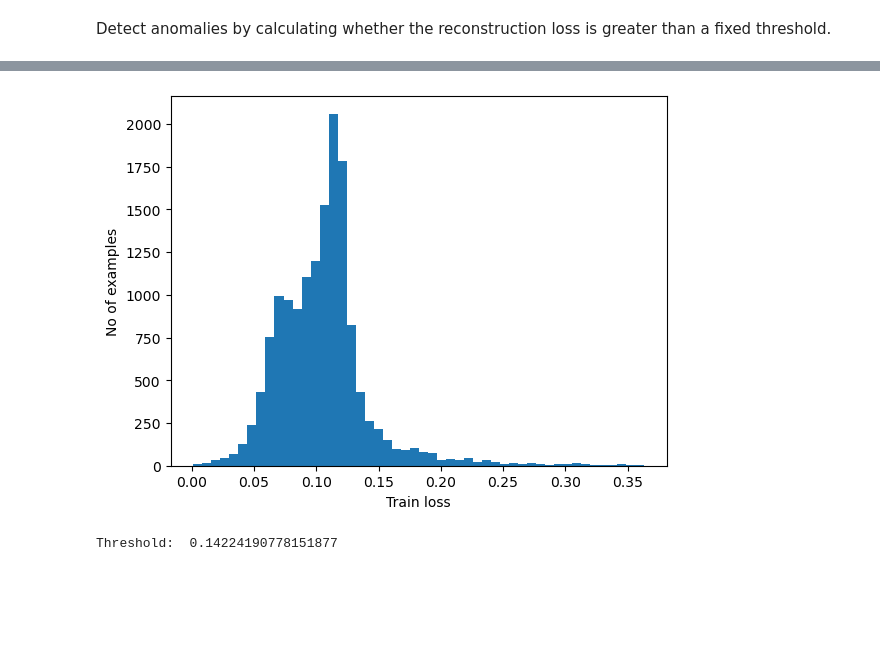
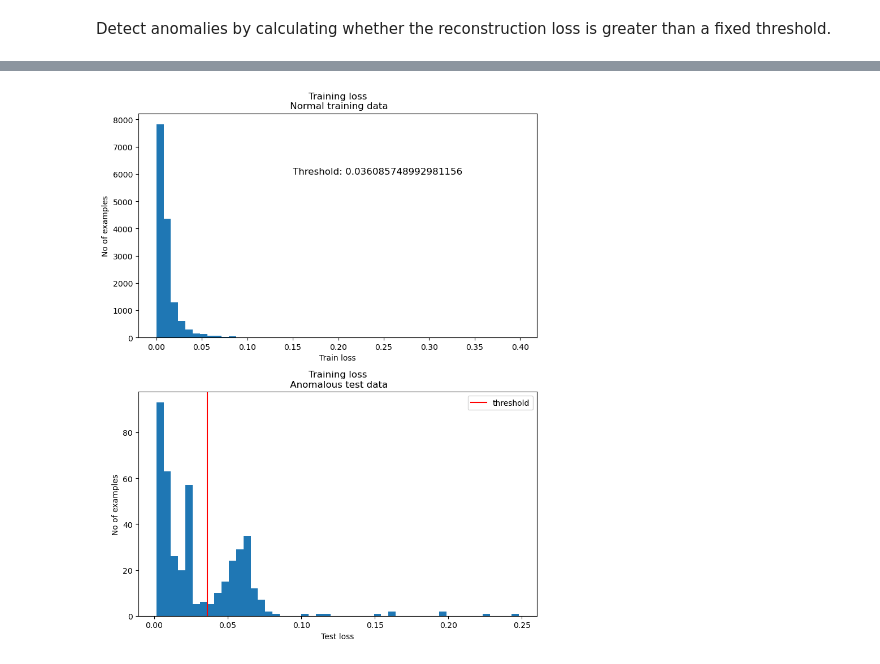
Before and after one commit to johtj/data_analysis_ml_project3, a Jupyter notebook: autoencoder.ipynb, the cells around one changed output, grey strips where cells are left out. Cells and saved outputs as stored; diff of their text form; code cells hidden in the pictures; blank space fills up the shorter version.

Commit message:
autoencoders = bitch

```diff
--- a/autoencoder.ipynb
+++ b/autoencoder.ipynb
@@ -214,6 +203,36 @@ plt.show()
 # %% [markdown]
 Detect anomalies by calculating whether the reconstruction loss is greater than a fixed threshold.
 # %%
+#=======================================================================
+#Normal train
 reconstructions = autoencoder.predict(normal_train_data)
 train_loss = tf.keras.losses.mae(reconstructions, normal_train_data)
+
+fig = plt.figure(figsize=(8,10))
+
+ax = plt.subplot(2,1,1)
+
+ax.hist(train_loss, bins=50)
+ax.set_xlabel("Train loss")
+ax.set_ylabel("No of examples")
+ax.set_title("Training loss\n Normal training data")
+
+threshold = np.mean(train_loss) + np.std(train_loss)
+ax.text(0.15, 6000, f'Threshold: {threshold}', fontsize=12)
+
+#=======================================================================
+#Anomalous train
+
+reconstructions = autoencoder.predict(anomalous_test_data)
+test_loss = tf.keras.losses.mae(reconstructions, anomalous_test_data)
+
+ax1 = plt.subplot(2,1,2)
+ax1.hist(test_loss, bins=50)
+ax1.set_xlabel("Test loss")
+ax1.set_ylabel("No of examples")
+ax1.set_title("Training loss\n Anomalous test data")
+ax1.axvline(x=threshold,color='r',label="threshold")
+ax1.legend()
+
+plt.tight_layout()
 # %% [output]
@@ -221,12 +241 @@ train_loss = tf.keras.losses.mae(reconstructions, normal_train_data)
+[figure, added]
-# %%
-plt.hist(train_loss, bins=50)
-plt.xlabel("Train loss")
-plt.ylabel("No of examples")
-plt.show()
-# %% [output]
-[figure, removed]
-# %%
-threshold = np.mean(train_loss) + np.std(train_loss)
-print("Threshold: ", threshold)
-# %% [output]
-Threshold:  0.14224190778151877
```
Also changed, not shown: parts of 28 cells of this notebook, 10 other files.
